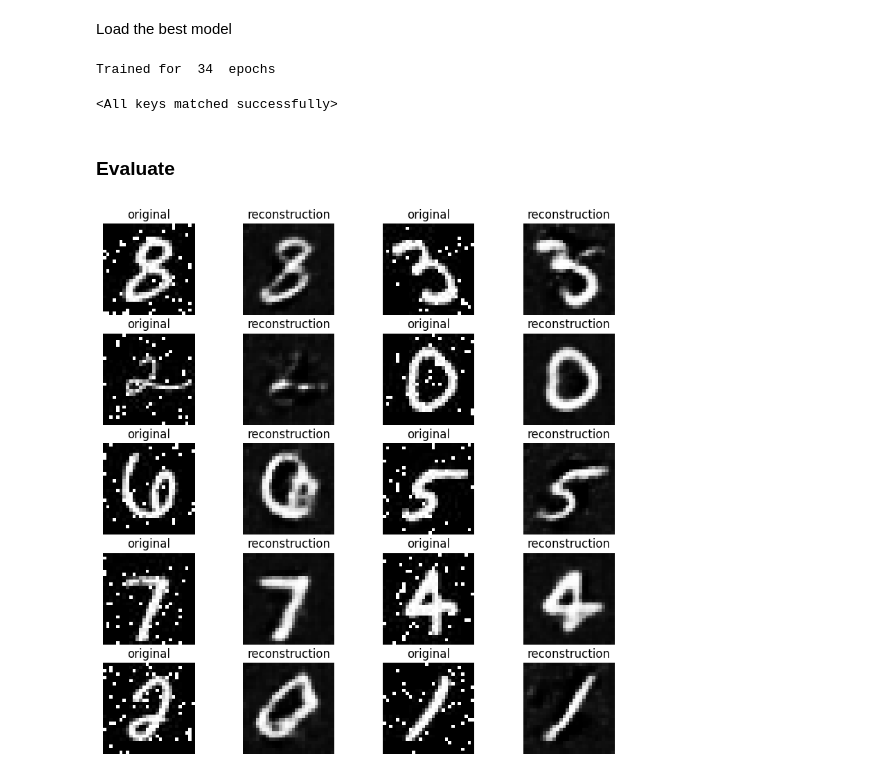
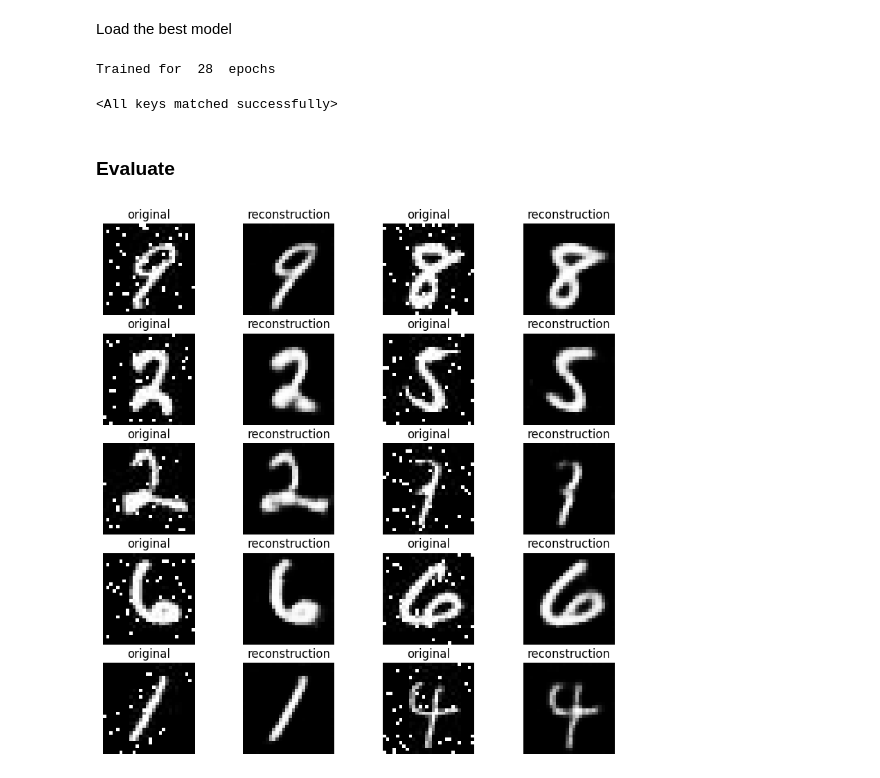
Before and after one commit to Nau3D/Deep-Learning-Course-PyTorch, a Jupyter notebook: 11.0-autoencoders.ipynb, the cells around one changed output. Saved outputs shown, nothing was run; the diff lists cells and outputs as text; code cells hidden in the pictures.

```diff
--- a/11.0-autoencoders.ipynb
+++ b/11.0-autoencoders.ipynb
@@ -522,7 +562,7 @@ plt.show()
 <Figure size 640x480 with 0 Axes>
 # %%
 LATENT_SPACE_DIM = 2
-reload = torch.load(f'autoencoder_models/autoencoder_{LATENT_SPACE_DIM}_best.pt')
+reload = torch.load(f'{MODEL_PATH}/autoencoder_{LATENT_SPACE_DIM}_best.pt')
 AE = AutoEncoder(LATENT_SPACE_DIM)
 AE.to(device)
 AE.load_state_dict(reload['model'])
@@ -585,7 +626,8 @@ if LATENT_SPACE_DIM == 2:
 
     predictions = AE.decoder(torch.Tensor(vector_generation).to(device))
 
-    vcpi_util.show_predicted_images(steps, steps, predictions.cpu().detach(), 10)
+    vcpi_util.show_predicted_images(steps, steps,
+                                    predictions.cpu().detach(), 10)
 # %% [output]
 [figure]
 <Figure size 640x480 with 0 Axes>
@@ -716,7 +740,8 @@ class CustomDataLoader(torch.utils.data.Dataset):
 
         self.transform = transform
         self.classes = [x.name for x in os.scandir(path) if x.is_dir()]
-        self.classes_to_idx = {cls_name:i for i, cls_name in enumerate(self.classes)}
+        self.classes_to_idx = \
+            {cls_name:i for i, cls_name in enumerate(self.classes)}
         self.paths = list(pathlib.Path(path,).glob('*/*.jpg'))
         self.data = []
         self.labels = []
@@ -725,9 +750,11 @@ class CustomDataLoader(torch.utils.data.Dataset):
 
                 img = Image.open(f)
                 class_name  = p.parent.name
-                salt_img = skimage.util.random_noise(np.array(img), mode='salt', amount=0.05)
+                salt_img = skimage.util.random_noise(np.array(img),
+                                                    mode='salt', amount=0.05)
                 salt_img = np.array(255*salt_img, dtype = 'uint8')
-                self.data.append([img.convert("L"), salt_img, self.classes_to_idx[class_name]])
+                self.data.append([salt_img, img.convert("L"),
+                                  self.classes_to_idx[class_name]])
 
     def __len__(self):
 
@@ -782,23 +810,25 @@ if TRAIN:
 # %% [markdown]
 Load the best model
 # %%
-reload = torch.load(f'autoencoder_models/autoencoder_denoiser_{LATENT_SPACE_DIM}_best.pt')
+reload =   \
+    torch.load(f'{MODEL_PATH}/autoencoder_denoiser_{LATENT_SPACE_DIM}_best.pt')
 print('Trained for ',reload['epoch'], ' epochs')
 AE_denoise = AutoEncoder(LATENT_SPACE_DIM)
 AE_denoise.to(device)
 AE_denoise.load_state_dict(reload['model'])
 # %% [output]
-Trained for  34  epochs
+Trained for  28  epochs
 <All keys matched successfully>
 # %% [markdown]
 ### Evaluate
 # %%
 test_set_noisy = CustomDataLoader('data/MNIST/test', transform)
-test_loader_noisy = torch.utils.data.DataLoader(test_set_noisy, batch_size=BATCH_SIZE, shuffle=True)
+test_loader_noisy = torch.utils.data.DataLoader(test_set_noisy,
+                                        batch_size=BATCH_SIZE, shuffle=True)
 
-i, noisy, _ = next(iter(test_loader_noisy))
+noisy, _, _ = next(iter(test_loader_noisy))
 recon = AE_denoise(noisy.to(device))
 
 show_preds(noisy, recon, 10)
 # %% [output]
-[figure, old version]
+[figure, new version]
```
Also changed, not shown: parts of 17 cells of this notebook.
